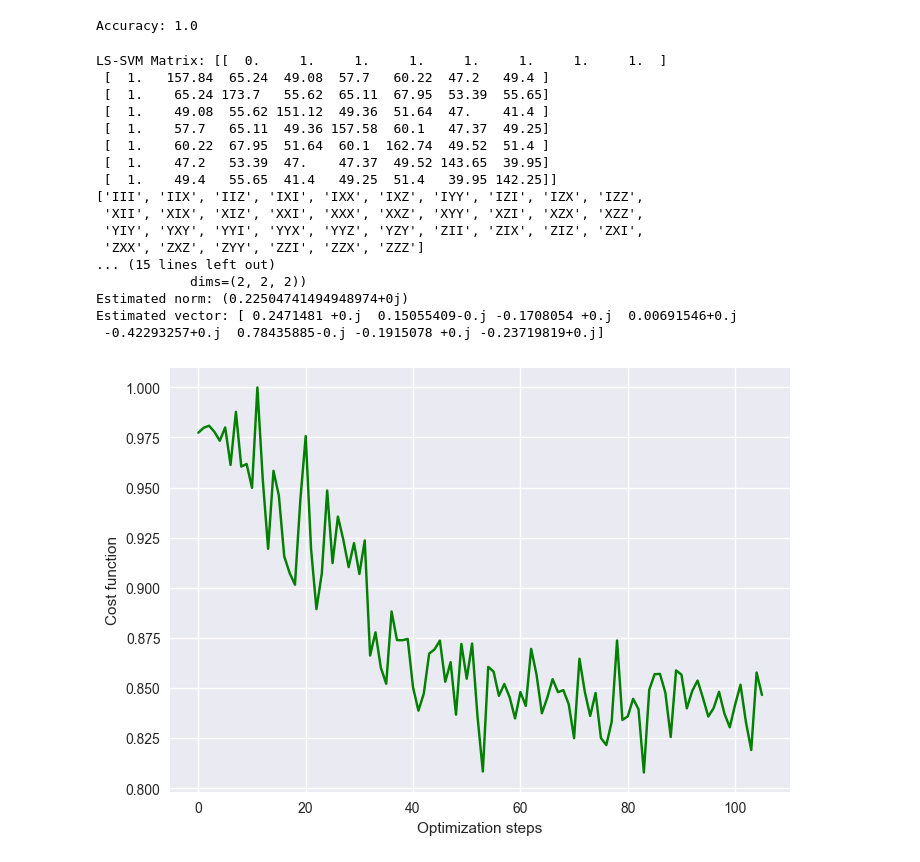
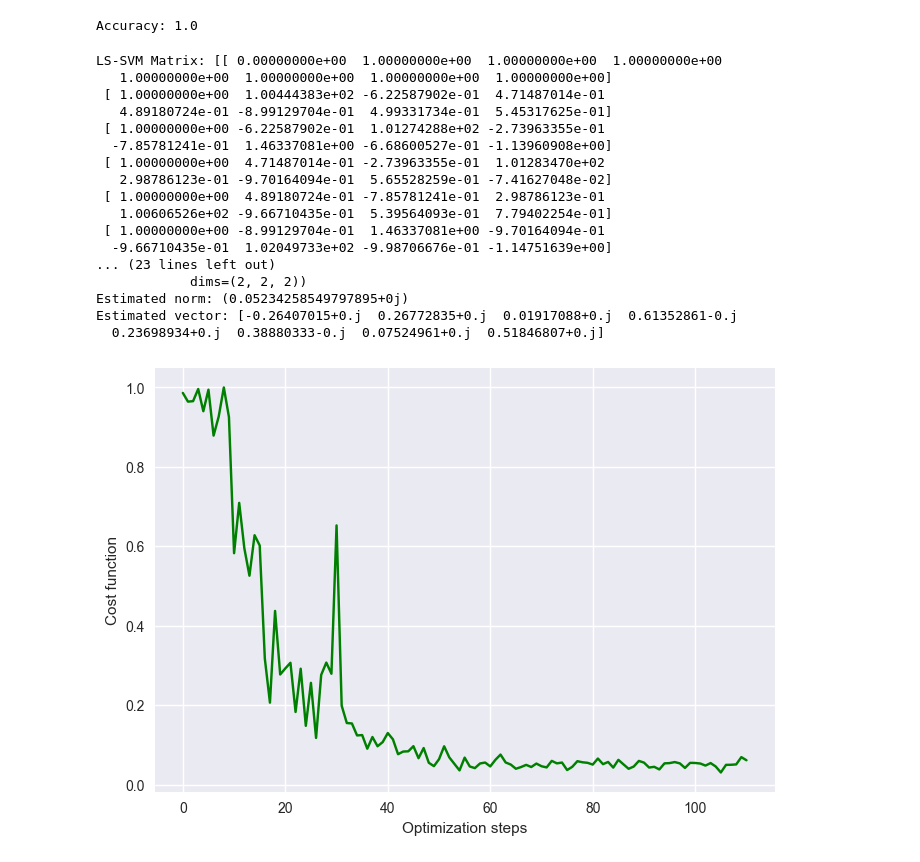
Before and after one commit to cezaris13/CourseWork, a Jupyter notebook: VQLS-QSVM-Implementation/VQLS-QSVM.ipynb, the cells around one changed output. Saved outputs shown, nothing was run; the diff lists cells and outputs as text; code cells hidden in the pictures.

Commit message:
added function to prepare data

```diff
--- a/VQLS-QSVM-Implementation/VQLS-QSVM.ipynb
+++ b/VQLS-QSVM-Implementation/VQLS-QSVM.ipynb
@@ -13,4 +12,24 @@ testSize: float = 0.2
 subsetSize: int = 7
 classToFilterOut: int = 2
+# %%
+def prepareDataset(normalizeValues: bool = False, dataset: str = "iris") -> (np.ndarray, np.ndarray, np.array, np.array):
+    if dataset == "iris":
+        X,y = datasets.load_iris(return_X_y=True)
+        X = X[y!=classToFilterOut]
+        y = y[y!=classToFilterOut]
+    elif dataset == "dummyData":
+        X, y = datasets.make_classification(
+            n_samples=50, n_features=2, n_informative=2, n_redundant=0, random_state=45
+        )
+    else:
+        raise ValueError("Dataset not yet implemented")
+
+    y: np.array = np.where(y == 0, -1, 1) # might cause some problems in a future
+
+    if normalizeValues:
+        max = np.max(X, axis=0)
+        min = np.min(X, axis=0)
+        X = (2*X - min - max) / (max - min)
+    return train_test_split(X, y, test_size=(X.shape[0]-subsetSize)/(X.shape[0]), random_state=42)
 # %%
 vqlssvm: VQLSSVM = VQLSSVM(gamma, shots)
@@ -32,5 +36,7 @@ ySubset = np.array([yTrain[i] for i in subsetIndices])
+# %%
+xTrain, xTest, yTrain, yTest = prepareDataset(normalizeValues=True, dataset="iris")
 # %%
-vqlssvm.train(xSubset, ySubset, quantumSimulation=False, verbose=True, iterations = 200)
+vqlssvm.train(xTrain, yTrain, quantumSimulation=False, verbose=True, iterations = 200)
 
 vqlssvm.plotCost()
 # %% [output]
@@ -77,28 +83,28 @@ print(vqlssvm.predict(xTest))
 # %% [output]
 Accuracy: 1.0
 # %%
-vqlssvm.train(xSubset, ySubset, quantumSimulation=True, verbose=True, iterations = 200)
+vqlssvm.train(xTrain, yTrain, quantumSimulation=True, verbose=True, iterations = 200)
 
 vqlssvm.plotCost()
 # %% [output]
-LS-SVM Matrix: [[  0.     1.     1.     1.     1.     1.     1.     1.  ]
- [  1.   157.84  65.24  49.08  57.7   60.22  47.2   49.4 ]
- [  1.    65.24 173.7   55.62  65.11  67.95  53.39  55.65]
- [  1.    49.08  55.62 151.12  49.36  51.64  47.    41.4 ]
- [  1.    57.7   65.11  49.36 157.58  60.1   47.37  49.25]
- [  1.    60.22  67.95  51.64  60.1  162.74  49.52  51.4 ]
- [  1.    47.2   53.39  47.    47.37  49.52 143.65  39.95]
- [  1.    49.4   55.65  41.4   49.25  51.4   39.95 142.25]]
-['III', 'IIX', 'IIZ', 'IXI', 'IXX', 'IXZ', 'IYY', 'IZI', 'IZX', 'IZZ',
- 'XII', 'XIX', 'XIZ', 'XXI', 'XXX', 'XXZ', 'XYY', 'XZI', 'XZX', 'XZZ',
- 'YIY', 'YXY', 'YYI', 'YYX', 'YYZ', 'YZY', 'ZII', 'ZIX', 'ZIZ', 'ZXI',
- 'ZXX', 'ZXZ', 'ZYY', 'ZZI', 'ZZX', 'ZZZ']
-... (15 lines left out)
+LS-SVM Matrix: [[ 0.00000000e+00  1.00000000e+00  1.00000000e+00  1.00000000e+00
+   1.00000000e+00  1.00000000e+00  1.00000000e+00  1.00000000e+00]
+ [ 1.00000000e+00  1.00444383e+02 -6.22587902e-01  4.71487014e-01
+   4.89180724e-01 -8.99129704e-01  4.99331734e-01  5.45317625e-01]
+ [ 1.00000000e+00 -6.22587902e-01  1.01274288e+02 -2.73963355e-01
+  -7.85781241e-01  1.46337081e+00 -6.68600527e-01 -1.13960908e+00]
+ [ 1.00000000e+00  4.71487014e-01 -2.73963355e-01  1.01283470e+02
+   2.98786123e-01 -9.70164094e-01  5.65528259e-01 -7.41627048e-02]
+ [ 1.00000000e+00  4.89180724e-01 -7.85781241e-01  2.98786123e-01
+   1.00606526e+02 -9.66710435e-01  5.39564093e-01  7.79402254e-01]
+ [ 1.00000000e+00 -8.99129704e-01  1.46337081e+00 -9.70164094e-01
+  -9.66710435e-01  1.02049733e+02 -9.98706676e-01 -1.14751639e+00]
+... (23 lines left out)
             dims=(2, 2, 2))
-Estimated norm: (0.22504741494948974+0j)
-Estimated vector: [ 0.2471481 +0.j  0.15055409-0.j -0.1708054 +0.j  0.00691546+0.j
- -0.42293257+0.j  0.78435885-0.j -0.1915078 +0.j -0.23719819+0.j]
+Estimated norm: (0.05234258549797895+0j)
+Estimated vector: [-0.26407015+0.j  0.26772835+0.j  0.01917088+0.j  0.61352861-0.j
+  0.23698934+0.j  0.38880333-0.j  0.07524961+0.j  0.51846807+0.j]
-[figure, old version]
+[figure, new version]
 # %%
 print("Predictions: ", vqlssvm.predict(xTest))
 print("Accuracy: ", vqlssvm.accuracy(xTest, yTest))
```
Also changed, not shown: parts of 5 cells of this notebook, 2 other files.
